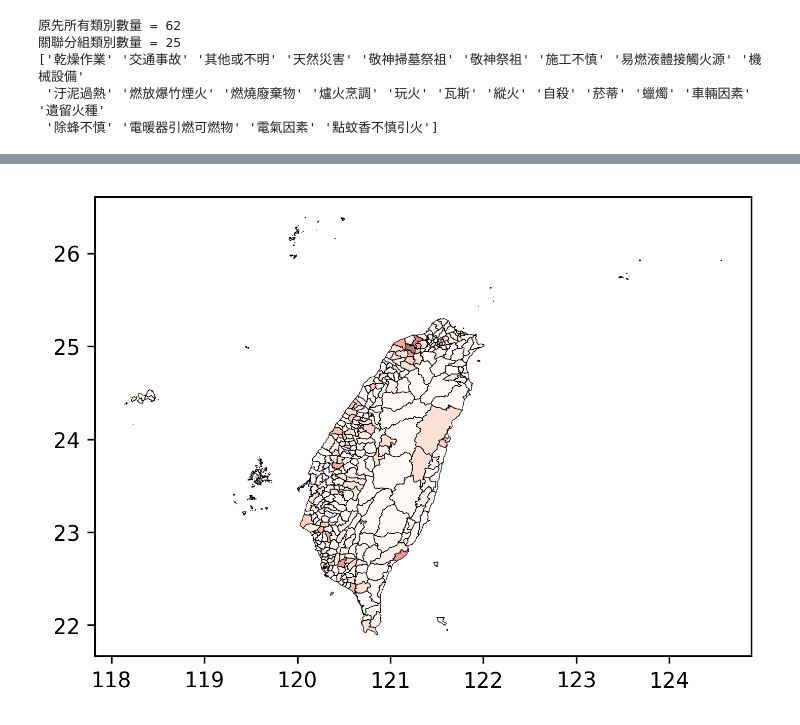
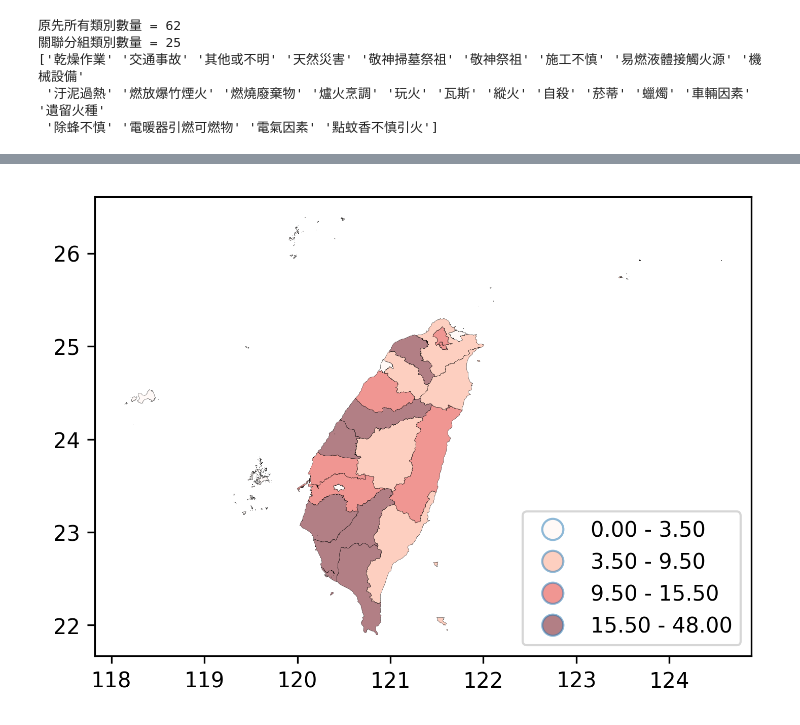
Before and after one commit to mosdeo/104-Taichung_FireDisasterEvent_DataMining, a Jupyter notebook: 104年臺灣火災事件資料探勘.ipynb, the cells around one changed output, grey strips where cells are left out. Drawn from its saved outputs; the diff is of its cells as text; code cells hidden in the pictures.

Commit message:
add legend

```diff
--- a/104年臺灣火災事件資料探勘.ipynb
+++ b/104年臺灣火災事件資料探勘.ipynb
@@ -13,7 +15,7 @@ plt.rcParams['figure.dpi'] = 300
 taiwan_villages_shp = gp.read_file("../GeoPandas_GettingStart/town_shp/TOWN_MOI_1060525.shp")
 
 #全台灣鄉鎮市區界圖
-taiwan_town_shp = taiwan_villages_shp.dissolve('TOWNNAME', as_index=False)
+taiwan_town_shp = taiwan_villages_shp.dissolve('COUNTYNAME', as_index=False)
 # %% [markdown]
 # 火災事件資料前處理
 1. 讀取、合併各縣市資料
@@ -121,12 +134,18 @@ set(df_taiwan_fire_event['鄉鎮市區'].unique()).difference(set(taiwan_town_sh
 # 嘗試合併兩邊的表
 
 # 各鄉鎮市區起火原因表
-df_town_fire_cause = pd.crosstab(index=[df_taiwan_fire_event['縣市'],df_taiwan_fire_event['鄉鎮市區']],
+df_town_fire_cause = pd.crosstab(index=[df_taiwan_fire_event['縣市'],
+#                                         df_taiwan_fire_event['鄉鎮市區']
+                                       ],
                                 columns=df_taiwan_fire_event["起火原因"])
 
-df_test = taiwan_town_shp[['COUNTYNAME','TOWNNAME','geometry']]
+df_test = taiwan_town_shp[['COUNTYNAME',
+#                            'TOWNNAME',
+                           'geometry']]
 df_test = df_test.merge(right = df_town_fire_cause,
-                        left_on = ['COUNTYNAME','TOWNNAME'],
+                        left_on = ['COUNTYNAME',
+#                                    'TOWNNAME'
+                                  ],
                         right_index = True,
                         how = 'left'
              )
@@ -134,11 +153,13 @@ df_test = df_test.merge(right = df_town_fire_cause,
 # 各鄉鎮市區縱火與自殺火災排名表
 # df_test[['COUNTYNAME','TOWNNAME','縱火','自殺']].sort_values(by = ['縱火'], ascending = False)
 # %%
-df_test.plot(
-    linewidth = 0.3,
+ax = df_test.plot(
+    linewidth = 0.1,
     cmap = plt.cm.Reds, #指定顏色
-    column = '縱火' #指定從自身的這個 column 讀取顏色深度
+    column = '縱火', #指定從自身的這個 column 讀取顏色深度,
+    legend = True, k = 4, scheme = 'Quantiles'
 )
+# ax.legend(df_test['自殺'])
 plt.show()
 # %% [output]
-[figure, old version]
+[figure, new version]
```
Also changed, not shown: parts of 3 cells of this notebook.
